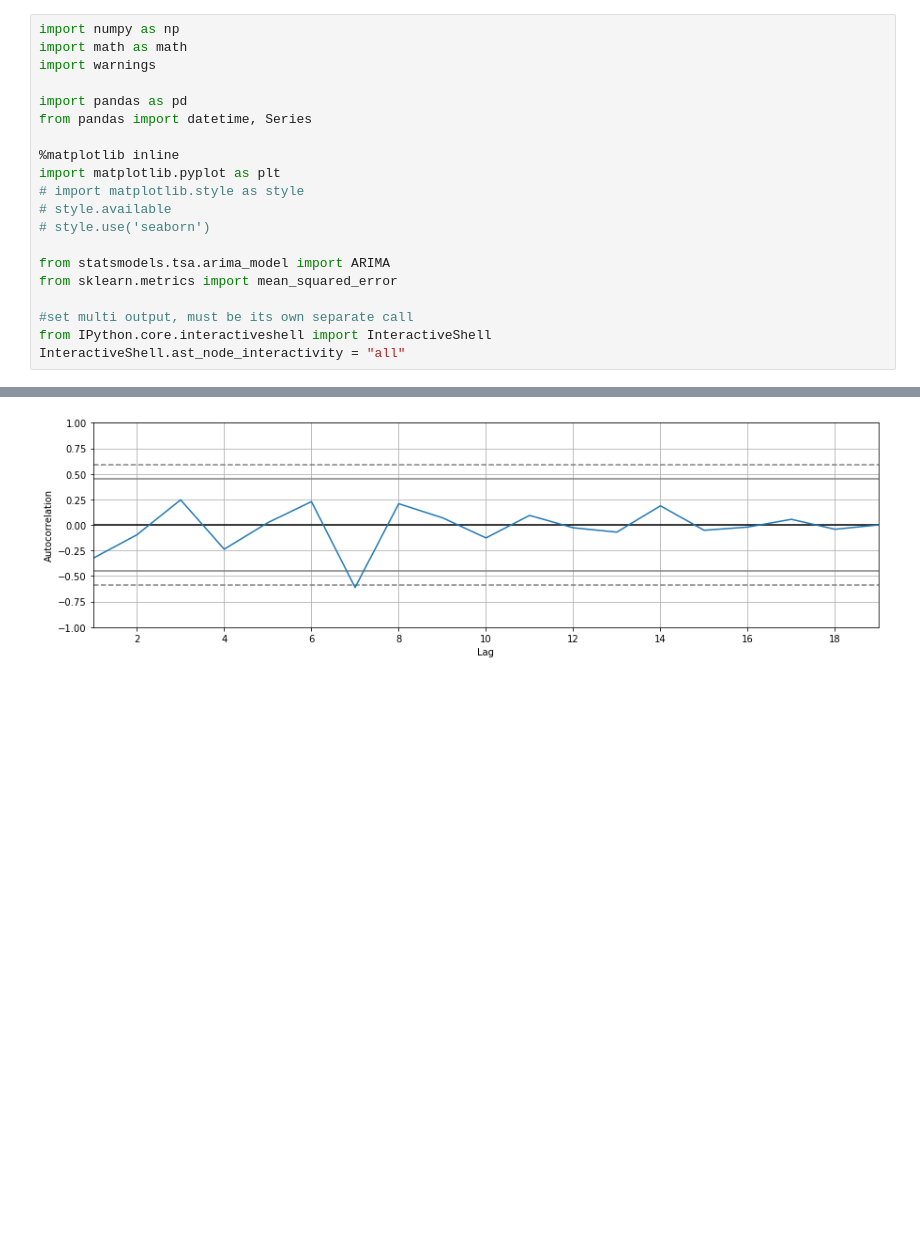
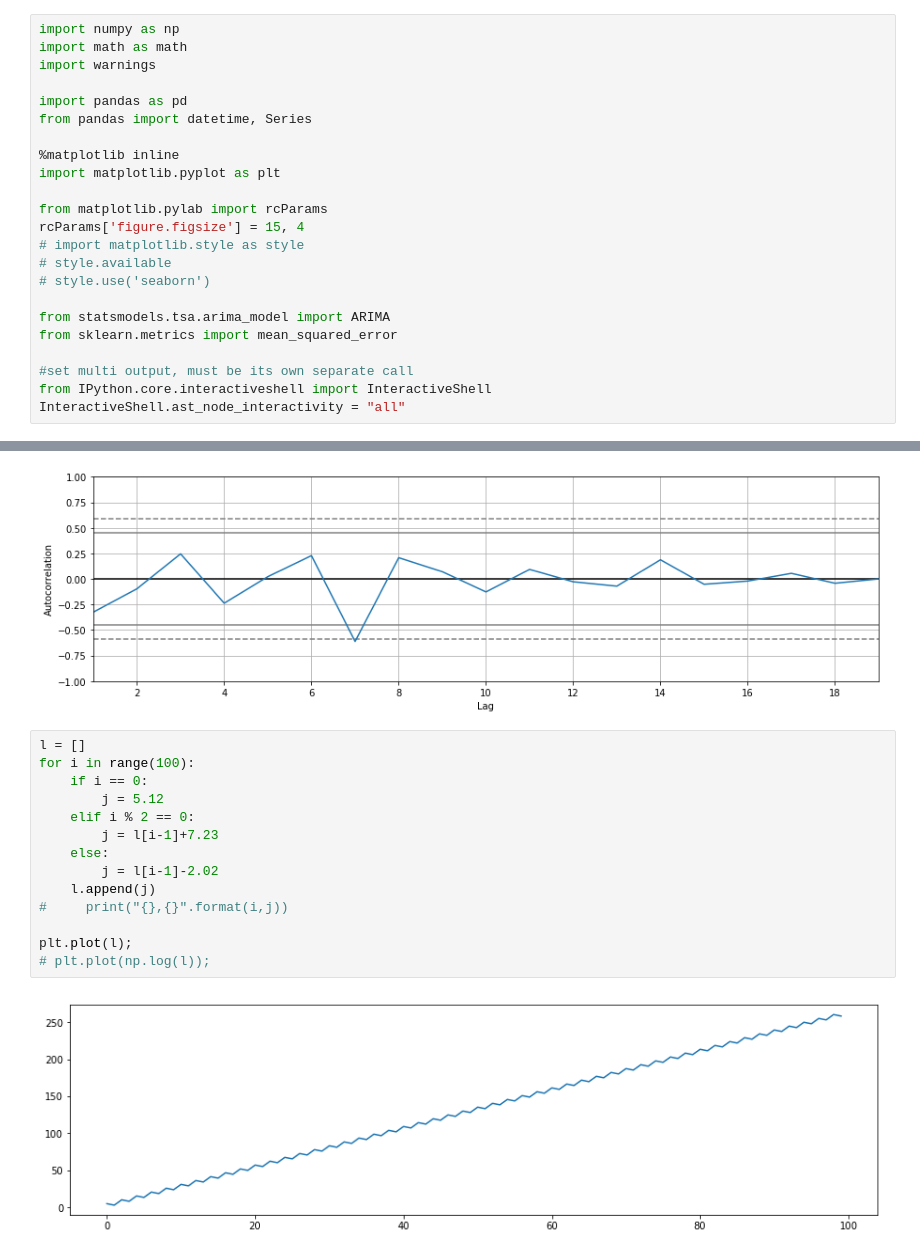
Before and after one commit to mondayn/py, a Jupyter notebook: arimaEmail.ipynb, the cells around one changed output, grey strips where cells are left out. Drawn from its saved outputs; the diff is of its cells as text; blank space fills up the shorter version.

```diff
--- a/arimaEmail.ipynb
+++ b/arimaEmail.ipynb
@@ -10,6 +10,9 @@ from pandas import datetime, Series
 
 %matplotlib inline
 import matplotlib.pyplot as plt
+
+from matplotlib.pylab import rcParams
+rcParams['figure.figsize'] = 15, 4
 # import matplotlib.style as style
 # style.available
 # style.use('seaborn')
@@ -166,3 +169,19 @@ autocorrelation_plot(df3.residuals);
 #there's still some correlation around 7
 # %% [output]
 [figure]
+# %%
+l = []
+for i in range(100):
+    if i == 0:
+        j = 5.12
+    elif i % 2 == 0:
+        j = l[i-1]+7.23
+    else:
+        j = l[i-1]-2.02
+    l.append(j)
+#     print("{},{}".format(i,j))
+
+plt.plot(l);
+# plt.plot(np.log(l));
+# %% [output]
+[figure, added]
```
Also changed, not shown: parts of 2 cells of this notebook.
